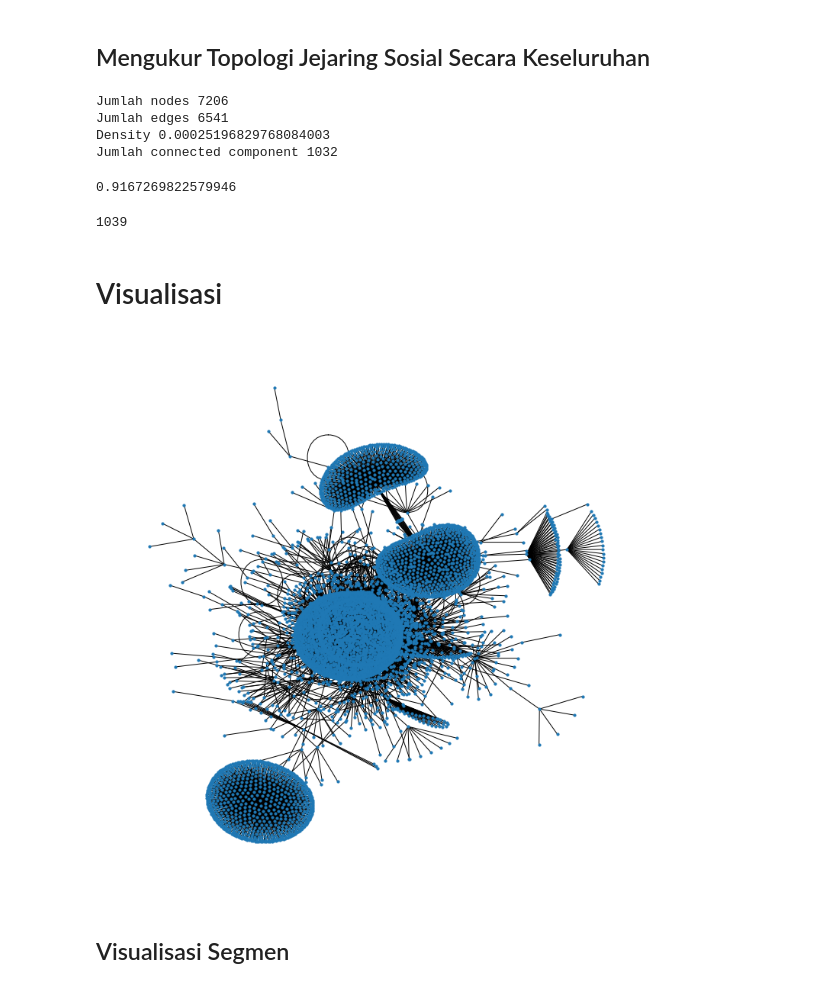
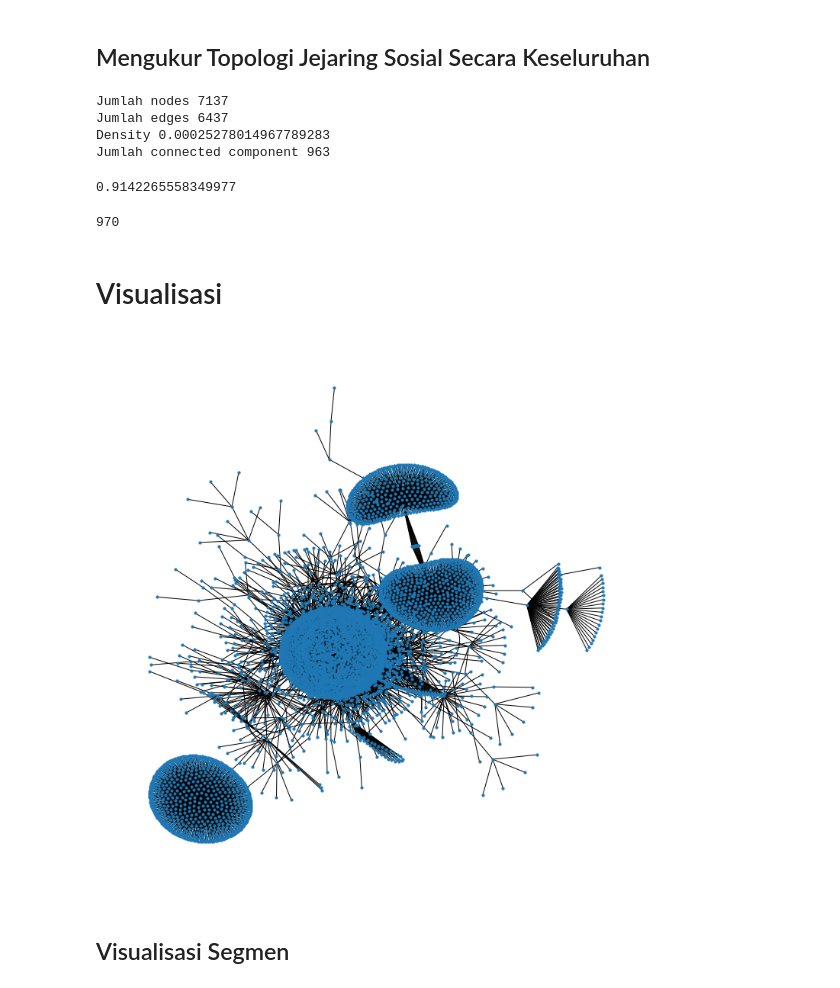
Before and after one commit to BennoAlif/sna, a Jupyter notebook: final-revised.ipynb, the cells around one changed output. Saved outputs shown, nothing was run; the diff lists cells and outputs as text; code cells hidden in the pictures.

```diff
--- a/final-revised.ipynb
+++ b/final-revised.ipynb
@@ -173,7 +108,7 @@ final_df.head()
 G = nx.Graph()
 # %%
 # Pemilihan atribut yang akan digunakan
-G = nx.from_pandas_edgelist(final_df, 'username', 'target')
+G = nx.from_pandas_edgelist(user_mentions_df, 'username', 'target')
 # %%
 pos = nx.kamada_kawai_layout(G)
 # %% [markdown]
@@ -191,20 +126,20 @@ print('Density', nx.density(G))
 # Menapilkan Jumlah Connected Component
 print('Jumlah connected component', nx.number_connected_components(G))
 # %% [output]
-Jumlah nodes 7206
-Jumlah edges 6541
-Density 0.00025196829768084003
-Jumlah connected component 1032
+Jumlah nodes 7137
+Jumlah edges 6437
+Density 0.00025278014967789283
+Jumlah connected component 963
 # %%
 # Deteksi komunitas menggunakan algoritma louvain
 communities = sorted(nx_comm.louvain_communities(G), key=len, reverse=True)
 nx_comm.modularity(G, communities)
 # %% [output]
-0.9167269822579946
+0.9142265558349977
 # %%
 len(communities)
 # %% [output]
-1039
+970
 # %%
 modularity_dict = {} # Create a blank dictionary
 for i,c in enumerate(communities): # Loop through the list of communities, keeping track of the number for the community
@@ -218,12 +153,13 @@ nx.set_node_attributes(G, modularity_dict, 'modularity')
 # %%
 # Memvisualisasikan jaringan
 plt.figure(figsize=(10,10))
 nx.draw(G, with_labels=False,
         node_size=10,
         cmap=plt.get_cmap('jet'),
-        pos=pos)
+        pos=pos
+        )
 # %% [output]
-[figure, old version]
+[figure, new version]
 # %% [markdown]
 ## Visualisasi Segmen
 # %%
```
Also changed, not shown: parts of 10 cells of this notebook.
